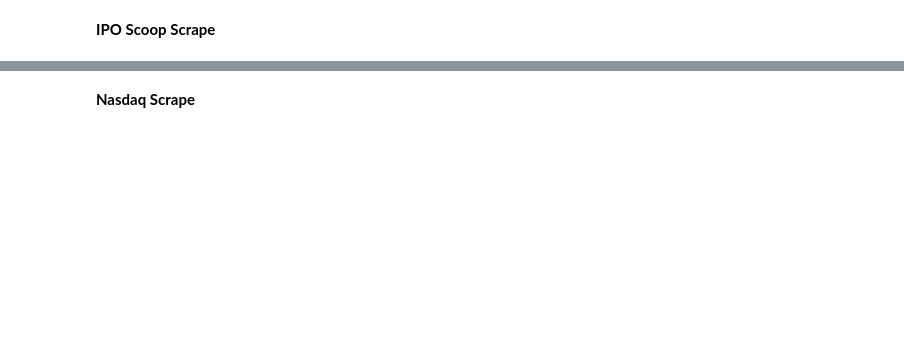
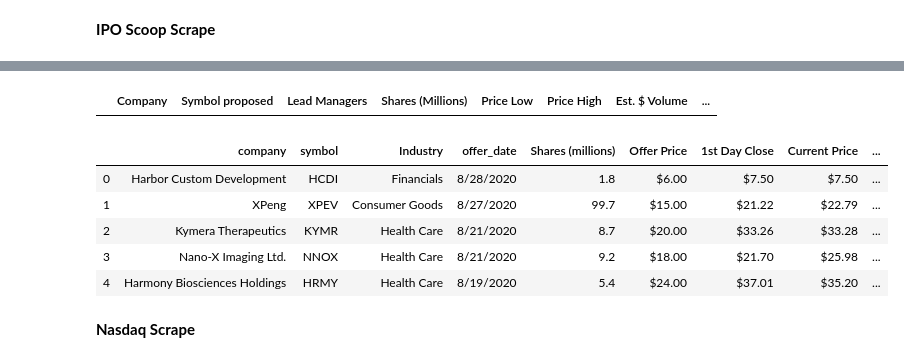
Before and after one commit to admiral810/IPO_tracker, a Jupyter notebook: get_IPO_data.ipynb, the cells around one changed output, grey strips where cells are left out. Drawn from its saved outputs; the diff is of its cells as text; code cells hidden in the pictures; blank space fills up the shorter version.

```diff
--- a/get_IPO_data.ipynb
+++ b/get_IPO_data.ipynb
@@ -47,18 +35,27 @@ ipo_scoop_upcoming_df.head()
 # %%
-# rename symbol proposed with symbol
-ipo_scoop_upcoming_df.rename(columns={'Symbol proposed':'Symbol'}, inplace=True)
-ipo_scoop_upcoming_df.head()
+# exception handling if no entries are in upcoming IPO table
+if ipo_scoop_upcoming_df["Company"][0] == "No entries were found.":
+    ipo_scoop_upcoming_df = ipo_scoop_upcoming_df.drop([0], axis=0)
 
-# replace 'week of' text from expected to trade column if present
-ipo_scoop_upcoming_df['Expected to Trade'] = ipo_scoop_upcoming_df['Expected to Trade'].str.replace(' Week of', '')
-ipo_scoop_upcoming_df
+# if table has values, process updates to dataframe
+else:
+    # rename symbol proposed with symbol
+    ipo_scoop_upcoming_df.rename(columns={'Symbol proposed':'Symbol'}, inplace=True)
+    ipo_scoop_upcoming_df.head()
 
-# split expected trade date to date and day of week
-ipo_scoop_upcoming_df[['Offer Date','Expected Trade Weekday']] = ipo_scoop_upcoming_df['Expected to Trade'].str.split(' ',expand=True)
+    # replace 'week of' text from expected to trade column if present
+    ipo_scoop_upcoming_df['Expected to Trade'] = ipo_scoop_upcoming_df['Expected to Trade'].str.replace(' Week of', '')
+    ipo_scoop_upcoming_df
 
-# add date type column to differentiate confirmed vs expected
-ipo_scoop_upcoming_df['date_type'] = "Expected"
+    # split expected trade date to date and day of week
+    ipo_scoop_upcoming_df[['Offer Date','Expected Trade Weekday']] = ipo_scoop_upcoming_df['Expected to Trade'].str.split(' ',expand=True)
+
+    # add date type column to differentiate confirmed vs expected
+    ipo_scoop_upcoming_df['date_type'] = "Expected"
+    ipo_scoop_upcoming_df['source'] = "IPO Scoop"
 
 ipo_scoop_upcoming_df.head(2)
+# %% [output]
+|  | Company | Symbol proposed | Lead Managers | Shares (Millions) | Price Low | Price High | Est. $ Volume | ... |
 # %%
 # IPO Scoop Upcoming IPOs - reduce to primary info
@@ -69,13 +66,23 @@ ipo_scoop_upcoming_df.head()
 # %%
 # IPO Scoop Recent IPOs
 url = 'https://www.iposcoop.com/last-100-ipos'
 data = pd.read_html(url)
 
 ipo_scoop_recent_df = data[0]
 
 # add date type column to differentiate confirmed vs expected
 ipo_scoop_recent_df['date_type'] = "Confirmed"
+ipo_scoop_recent_df['source'] = "IPO Scoop"
+
+ipo_scoop_recent_df = ipo_scoop_recent_df.rename(columns={"Symbol": "symbol", "Company": "company", "Offer Date": "offer_date"})
 
 ipo_scoop_recent_df.head()
+# %% [output]
+|  | company | symbol | Industry | offer_date | Shares (millions) | Offer Price | 1st Day Close | Current Price | ... |
+| 0 | Harbor Custom Development | HCDI | Financials | 8/28/2020 | 1.8 | $6.00 | $7.50 | $7.50 | ... |
+| 1 | XPeng | XPEV | Consumer Goods | 8/27/2020 | 99.7 | $15.00 | $21.22 | $22.79 | ... |
+| 2 | Kymera Therapeutics | KYMR | Health Care | 8/21/2020 | 8.7 | $20.00 | $33.26 | $33.28 | ... |
+| 3 | Nano-X Imaging Ltd. | NNOX | Health Care | 8/21/2020 | 9.2 | $18.00 | $21.70 | $25.98 | ... |
+| 4 | Harmony Biosciences Holdings | HRMY | Health Care | 8/19/2020 | 5.4 | $24.00 | $37.01 | $35.20 | ... |
 # %%
 # IPO Scoop Recent IPOs - reduce to primary info
```
Also changed, not shown: parts of 37 cells of this notebook, 4 other files.
